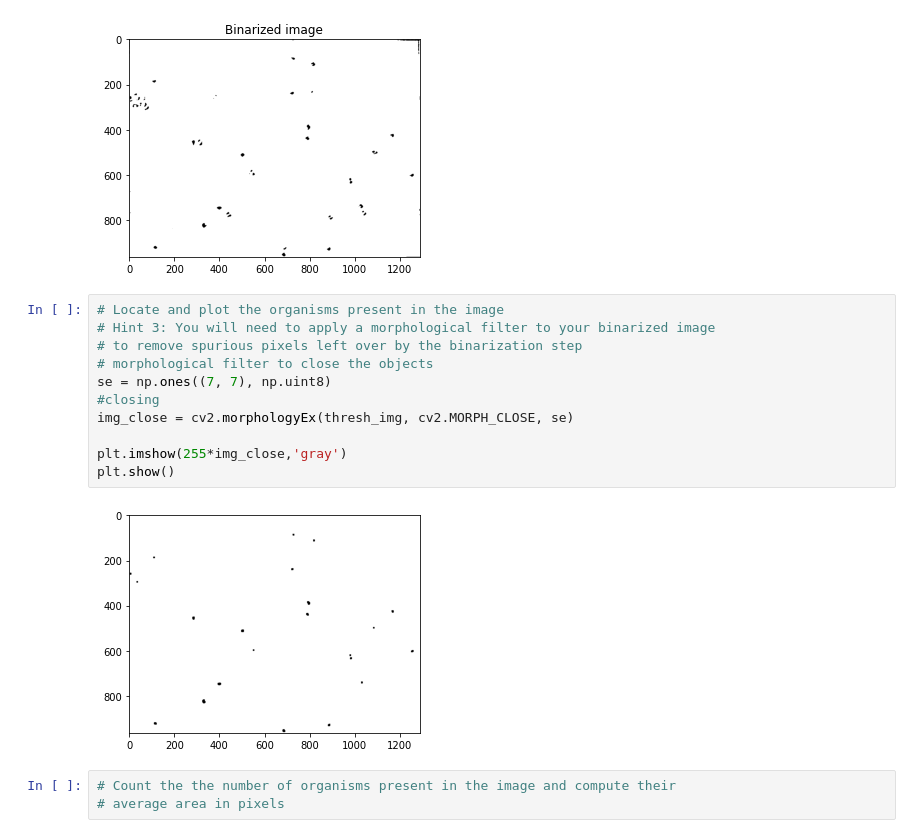
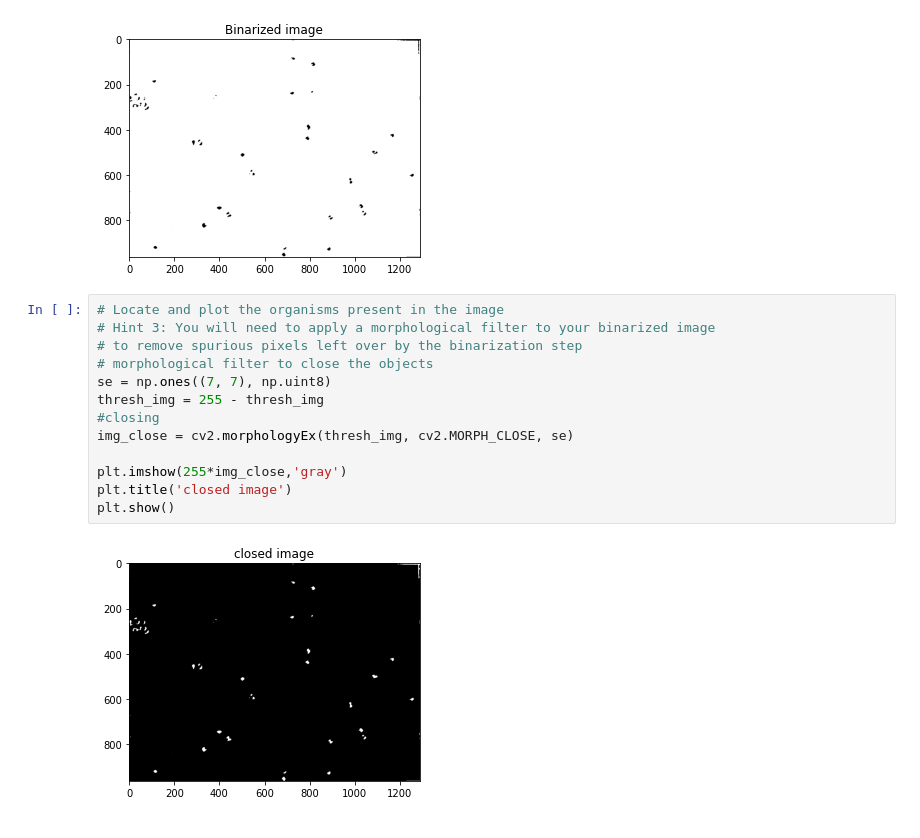
Before and after one commit to Henry-Medeiros/programming-challenge-3-linquan17, a Jupyter notebook: Programming_Challenge_3.ipynb, the cells around one changed output. Cells and saved outputs as stored; diff of their text form.

```diff
--- a/Programming_Challenge_3.ipynb
+++ b/Programming_Challenge_3.ipynb
@@ -85,16 +85,15 @@ plt.show()
 # %%
 # Locate and plot the organisms present in the image
 # Hint 3: You will need to apply a morphological filter to your binarized image
 # to remove spurious pixels left over by the binarization step
 # morphological filter to close the objects
 se = np.ones((7, 7), np.uint8)
+thresh_img = 255 - thresh_img
 #closing
 img_close = cv2.morphologyEx(thresh_img, cv2.MORPH_CLOSE, se)
 
 plt.imshow(255*img_close,'gray')
+plt.title('closed image')
 plt.show()
 # %% [output]
-[figure, old version]
+[figure, new version]
-# %%
-# Count the the number of organisms present in the image and compute their
-# average area in pixels
```
Also changed, not shown: parts of 1 cell of this notebook.
